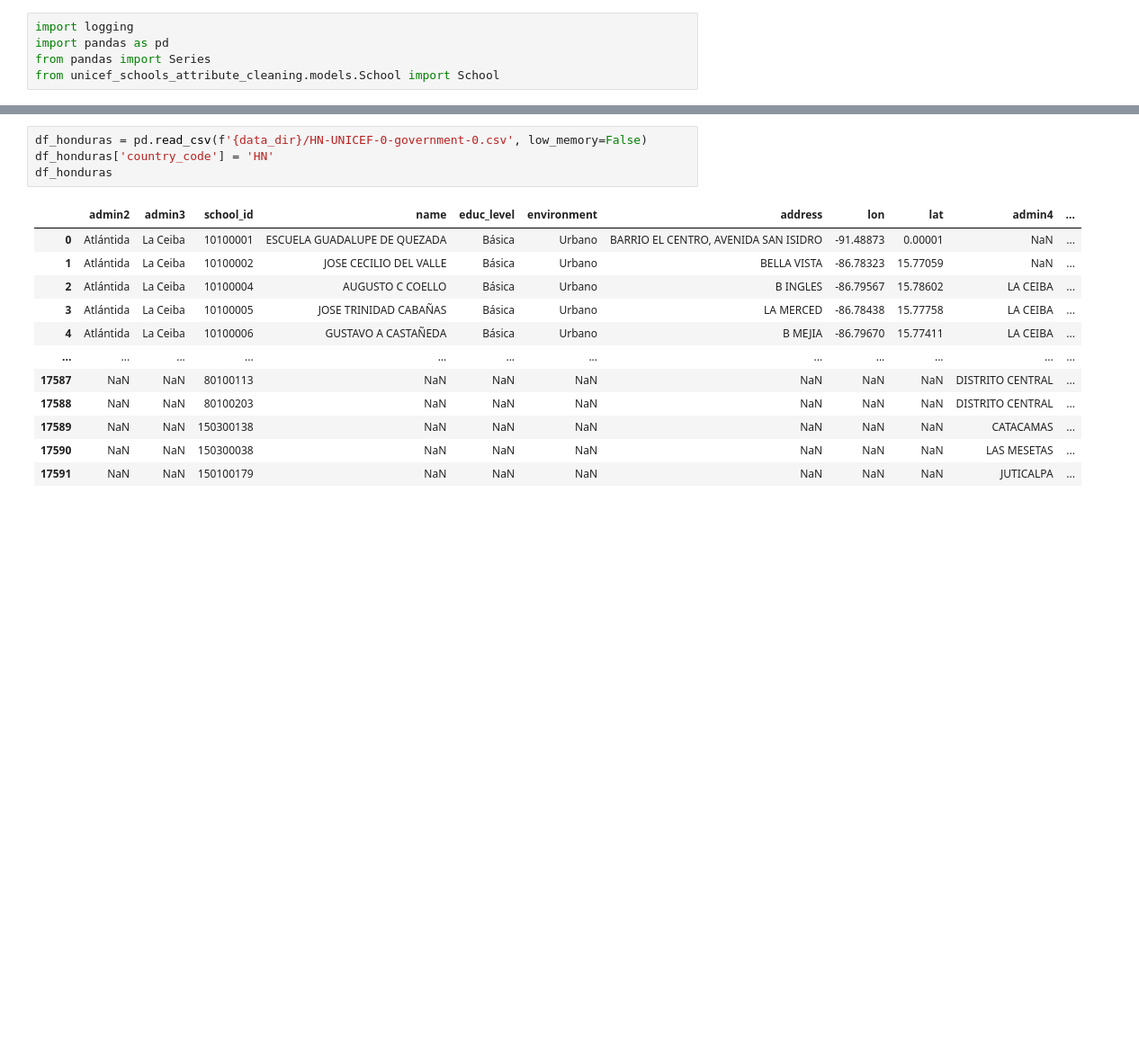
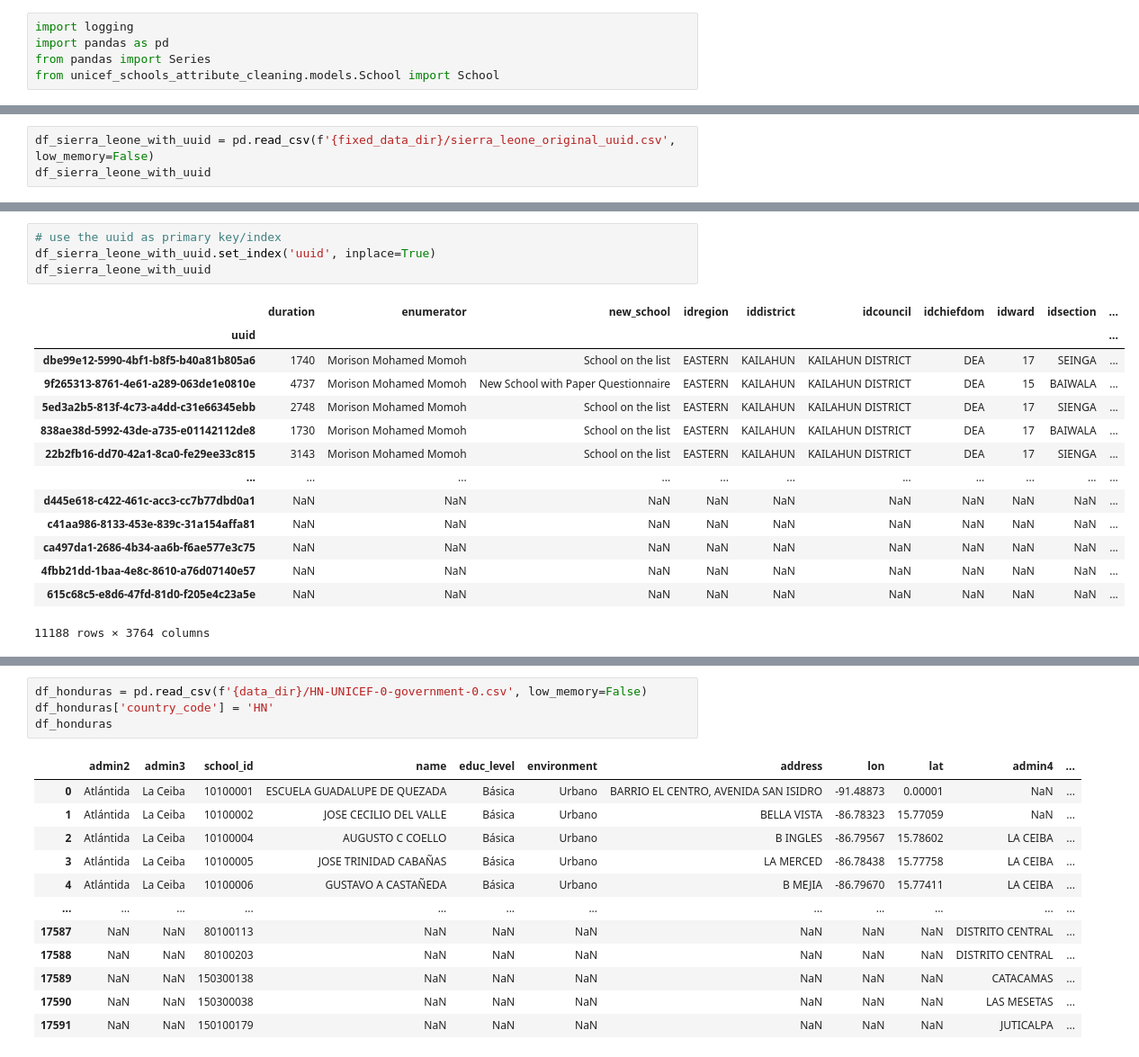
Before and after one commit to developmentseed/unicef-schools-attribute-cleaning, a Jupyter notebook: unicef_schools_attribute_cleaning/notebooks/read_src_data_with_pandas.ipynb, the cells around one changed output, grey strips where cells are left out. Shown: that part at 90% size. Saved outputs shown, nothing was run; the diff lists cells and outputs as text; blank space fills up the shorter version.

```diff
--- a/unicef_schools_attribute_cleaning/notebooks/read_src_data_with_pandas.ipynb
+++ b/unicef_schools_attribute_cleaning/notebooks/read_src_data_with_pandas.ipynb
@@ -25,0 +31,3 @@ df_sierra_leone
+# %%
+df_sierra_leone_with_uuid = pd.read_csv(f'{fixed_data_dir}/sierra_leone_original_uuid.csv', low_memory=False)
+df_sierra_leone_with_uuid
@@ -25,0 +48,19 @@ df_sierra_leone
+# %%
+# use the uuid as primary key/index
+df_sierra_leone_with_uuid.set_index('uuid', inplace=True)
+df_sierra_leone_with_uuid
+# %% [output]
+|  | duration | enumerator | new_school | idregion | iddistrict | idcouncil | idchiefdom | idward | idsection | ... |
+| uuid |  |  |  |  |  |  |  |  |  | ... |
+| dbe99e12-5990-4bf1-b8f5-b40a81b805a6 | 1740 | Morison Mohamed Momoh | School on the list | EASTERN | KAILAHUN | KAILAHUN DISTRICT | DEA | 17 | SEINGA | ... |
+| 9f265313-8761-4e61-a289-063de1e0810e | 4737 | Morison Mohamed Momoh | New School with Paper Questionnaire | EASTERN | KAILAHUN | KAILAHUN DISTRICT | DEA | 15 | BAIWALA | ... |
+| 5ed3a2b5-813f-4c73-a4dd-c31e66345ebb | 2748 | Morison Mohamed Momoh | School on the list | EASTERN | KAILAHUN | KAILAHUN DISTRICT | DEA | 17 | SIENGA | ... |
+| 838ae38d-5992-43de-a735-e01142112de8 | 1730 | Morison Mohamed Momoh | School on the list | EASTERN | KAILAHUN | KAILAHUN DISTRICT | DEA | 17 | BAIWALA | ... |
+| 22b2fb16-dd70-42a1-8ca0-fe29ee33c815 | 3143 | Morison Mohamed Momoh | School on the list | EASTERN | KAILAHUN | KAILAHUN DISTRICT | DEA | 17 | SIENGA | ... |
+| ... | ... | ... | ... | ... | ... | ... | ... | ... | ... | ... |
+| d445e618-c422-461c-acc3-cc7b77dbd0a1 | NaN | NaN | NaN | NaN | NaN | NaN | NaN | NaN | NaN | ... |
+| c41aa986-8133-453e-839c-31a154affa81 | NaN | NaN | NaN | NaN | NaN | NaN | NaN | NaN | NaN | ... |
+| ca497da1-2686-4b34-aa6b-f6ae577e3c75 | NaN | NaN | NaN | NaN | NaN | NaN | NaN | NaN | NaN | ... |
+| 4fbb21dd-1baa-4e8c-8610-a76d07140e57 | NaN | NaN | NaN | NaN | NaN | NaN | NaN | NaN | NaN | ... |
+| 615c68c5-e8d6-47fd-81d0-f205e4c23a5e | NaN | NaN | NaN | NaN | NaN | NaN | NaN | NaN | NaN | ... |
+11188 rows × 3764 columns
```
Also changed, not shown: parts of 21 cells of this notebook, 12 other files.
